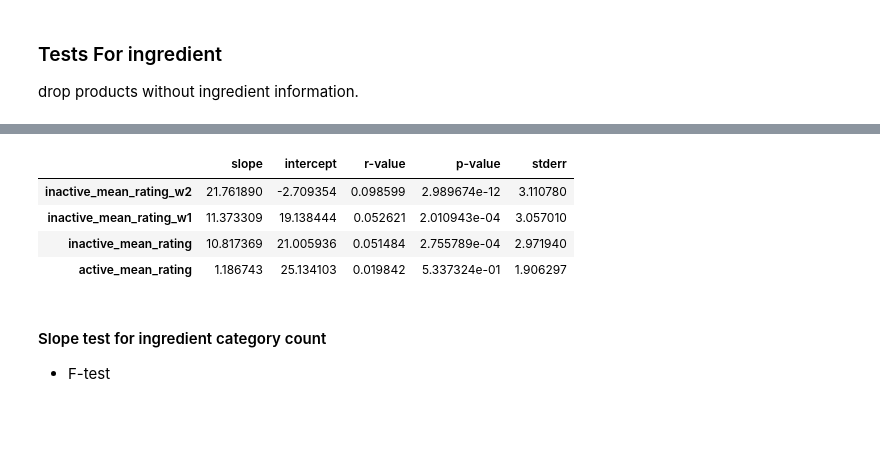
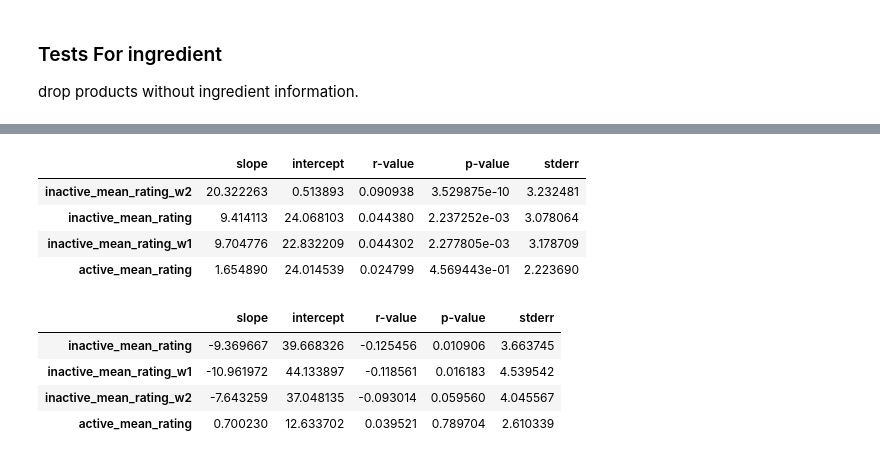
Before and after one commit to NoxMoon/inside_beauty, a Jupyter notebook: eda/statistical_test_price.ipynb, the cells around one changed output, grey strips where cells are left out. Drawn from its saved outputs; the diff is of its cells as text; code cells hidden in the pictures; blank space fills up the shorter version.

Commit message:
statistic test

```diff
--- a/eda/statistical_test_price.ipynb
+++ b/eda/statistical_test_price.ipynb
@@ -12,10 +22,3 @@ import sys
 sys.path.append('../utilities')
 from data_utils import *
 from stats_utils import *
-# %%
-skin_care_df = pd.read_csv('../data_cleaning/skin_care_cleaned.csv')
-for col in skin_care_df.columns.values:
-    col_new = col.replace(' ','_').replace('-','_').replace(':','').replace('/','_')
-    skin_care_df.rename({col : col_new}, axis=1, inplace=True)
-
-skin_care_df = skin_care_df.loc[skin_care_df['price']<1000]
@@ -22,3 +27,23 @@ skin_care_df = skin_care_df.loc[skin_care_df['price']<1000]
+# %%
+# read cleaned data
+skin_care_df = pd.read_csv('../data_cleaning/skin_care_cleaned.csv')
+body_care_df = pd.read_csv('../data_cleaning/body_care_cleaned.csv')
+makeup_df = pd.read_csv('../data_cleaning/makeup_cleaned.csv')
+
+# merge skin-care, body-care and makeup table
+merged_df = pd.concat([skin_care_df,body_care_df,makeup_df], sort=False).reset_index(drop=True)
+
+# rename some columns so the formular for statsmodel can work
+for col in merged_df.columns.values:
+    col_new = col.replace(' ','_').replace('-','_').replace(':','').replace('/','_')
+    merged_df.rename({col : col_new}, axis=1, inplace=True)
+    skin_care_df.rename({col : col_new}, axis=1, inplace=True)
+    body_care_df.rename({col : col_new}, axis=1, inplace=True)
+    makeup_df.rename({col : col_new}, axis=1, inplace=True)
+
+# drop outlier
+skin_care_df = skin_care_df.loc[merged_df['price']<1000]
+merged_df = merged_df.loc[merged_df['price']<1000]
 # %% [markdown]
 ### ANOVA test for product category
 # %%
@@ -36,3 +97,8 @@ df = skin_care_df.drop(['product_category'],axis=1).drop_duplicates()
+# %%
+skin_care_df = skin_care_df.drop(['product_category'],axis=1).drop_duplicates()
+body_care_df = body_care_df.drop(['product_category'],axis=1).drop_duplicates()
+makeup_df = makeup_df.drop(['product_category'],axis=1).drop_duplicates()
+df = merged_df.drop(['product_category'],axis=1).drop_duplicates()
 # %%
 model = ols('price ~ brand', data=df).fit()
 anova_table = sm.stats.anova_lm(model, typ=2)
@@ -51,0 +127,5 @@ df = df.loc[~df['ingredient'].isnull()]
+# %%
+skin_care_df = skin_care_df.loc[~skin_care_df['ingredient'].isnull()]
+body_care_df = body_care_df.loc[~body_care_df['ingredient'].isnull()]
+makeup_df = makeup_df.loc[~makeup_df['ingredient'].isnull()]
+df = df.loc[~df['ingredient'].isnull()]
@@ -61,15 +163,22 @@ n_ingredient_lr
 # %%
-n_ingredient_lr = lr_stats(skin_care_df,
+ingredient_rating_lr = lr_stats(skin_care_df,
       ['active_mean_rating', 'inactive_mean_rating', 'inactive_mean_rating_w1',
        'inactive_mean_rating_w2'], 'price')
-n_ingredient_lr
+ingredient_rating_lr
 # %% [output]
 |  | slope | intercept | r-value | p-value | stderr |
-| inactive_mean_rating_w2 | 21.761890 | -2.709354 | 0.098599 | 2.989674e-12 | 3.110780 |
-| inactive_mean_rating_w1 | 11.373309 | 19.138444 | 0.052621 | 2.010943e-04 | 3.057010 |
-| inactive_mean_rating | 10.817369 | 21.005936 | 0.051484 | 2.755789e-04 | 2.971940 |
-| active_mean_rating | 1.186743 | 25.134103 | 0.019842 | 5.337324e-01 | 1.906297 |
+| inactive_mean_rating_w2 | 20.322263 | 0.513893 | 0.090938 | 3.529875e-10 | 3.232481 |
+| inactive_mean_rating | 9.414113 | 24.068103 | 0.044380 | 2.237252e-03 | 3.078064 |
+| inactive_mean_rating_w1 | 9.704776 | 22.832209 | 0.044302 | 2.277805e-03 | 3.178709 |
+| active_mean_rating | 1.654890 | 24.014539 | 0.024799 | 4.569443e-01 | 2.223690 |
-# %% [markdown]
-#### Slope test for ingredient category count
-
-* F-test
+# %%
+ingredient_rating_lr = lr_stats(body_care_df,
+      ['active_mean_rating', 'inactive_mean_rating', 'inactive_mean_rating_w1',
+       'inactive_mean_rating_w2'], 'price')
+ingredient_rating_lr
+# %% [output]
+|  | slope | intercept | r-value | p-value | stderr |
+| inactive_mean_rating | -9.369667 | 39.668326 | -0.125456 | 0.010906 | 3.663745 |
+| inactive_mean_rating_w1 | -10.961972 | 44.133897 | -0.118561 | 0.016183 | 4.539542 |
+| inactive_mean_rating_w2 | -7.643259 | 37.048135 | -0.093014 | 0.059560 | 4.045567 |
+| active_mean_rating | 0.700230 | 12.633702 | 0.039521 | 0.789704 | 2.610339 |
```
Also changed, not shown: parts of 34 cells of this notebook, 2 other files.
